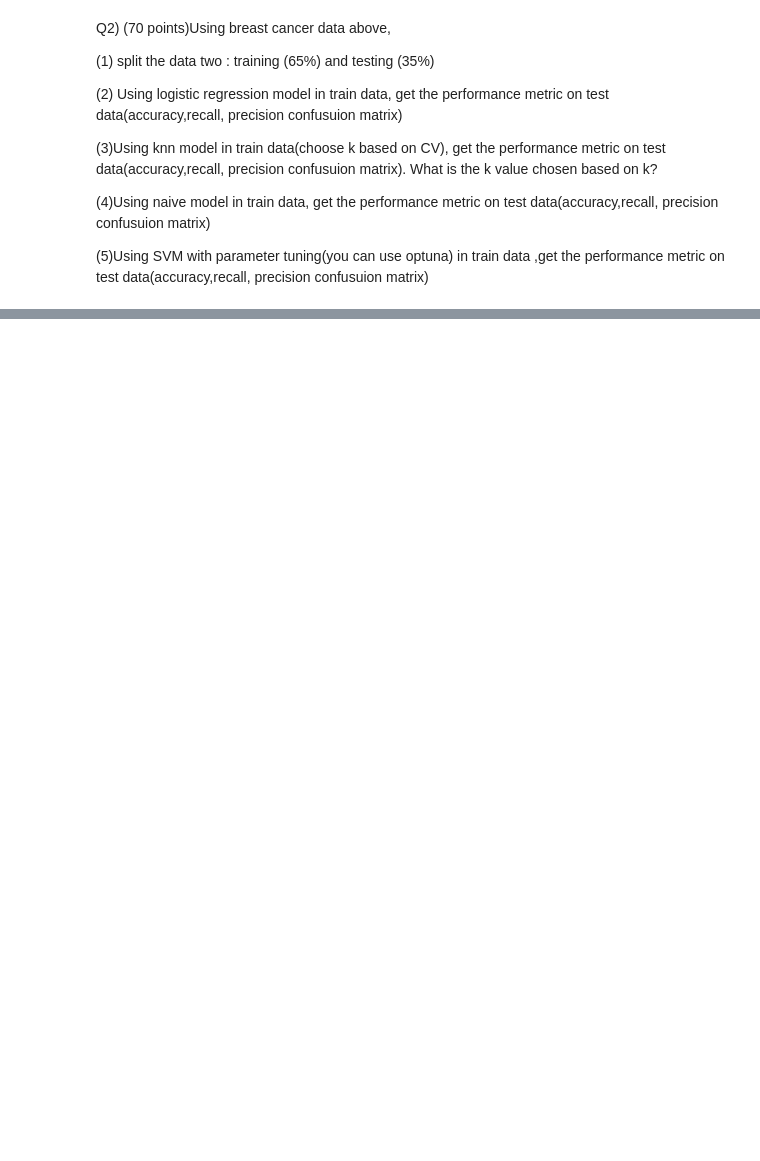
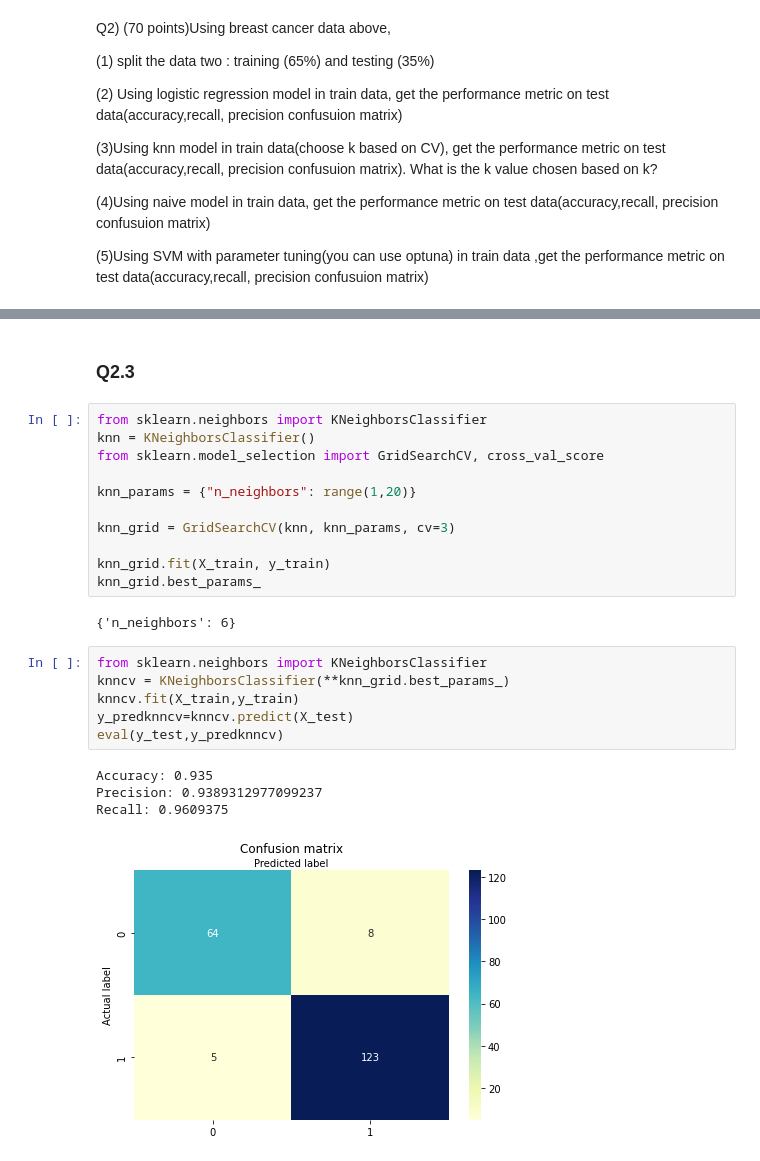
Before and after one commit to sanduriss/DataScience, a Jupyter notebook: Homework6.ipynb, the cells around one changed output, grey strips where cells are left out. Saved outputs shown, nothing was run; the diff lists cells and outputs as text; blank space fills up the shorter version.

```diff
--- a/Homework6.ipynb
+++ b/Homework6.ipynb
@@ -75,0 +209,26 @@ Q2) (70 points)Using breast cancer data above,
+# %% [markdown]
+### **Q2.3**
+# %%
+from sklearn.neighbors import KNeighborsClassifier
+knn = KNeighborsClassifier()
+from sklearn.model_selection import GridSearchCV, cross_val_score
+
+knn_params = {"n_neighbors": range(1,20)}
+
+knn_grid = GridSearchCV(knn, knn_params, cv=3)
+
+knn_grid.fit(X_train, y_train)
+knn_grid.best_params_
+# %% [output]
+{'n_neighbors': 6}
+# %%
+from sklearn.neighbors import KNeighborsClassifier
+knncv = KNeighborsClassifier(**knn_grid.best_params_)
+knncv.fit(X_train,y_train)
+y_predknncv=knncv.predict(X_test)
+eval(y_test,y_predknncv)
+# %% [output]
+Accuracy: 0.935
+Precision: 0.9389312977099237
+Recall: 0.9609375
+[figure, added]
```
Also changed, not shown: parts of 22 cells of this notebook.
